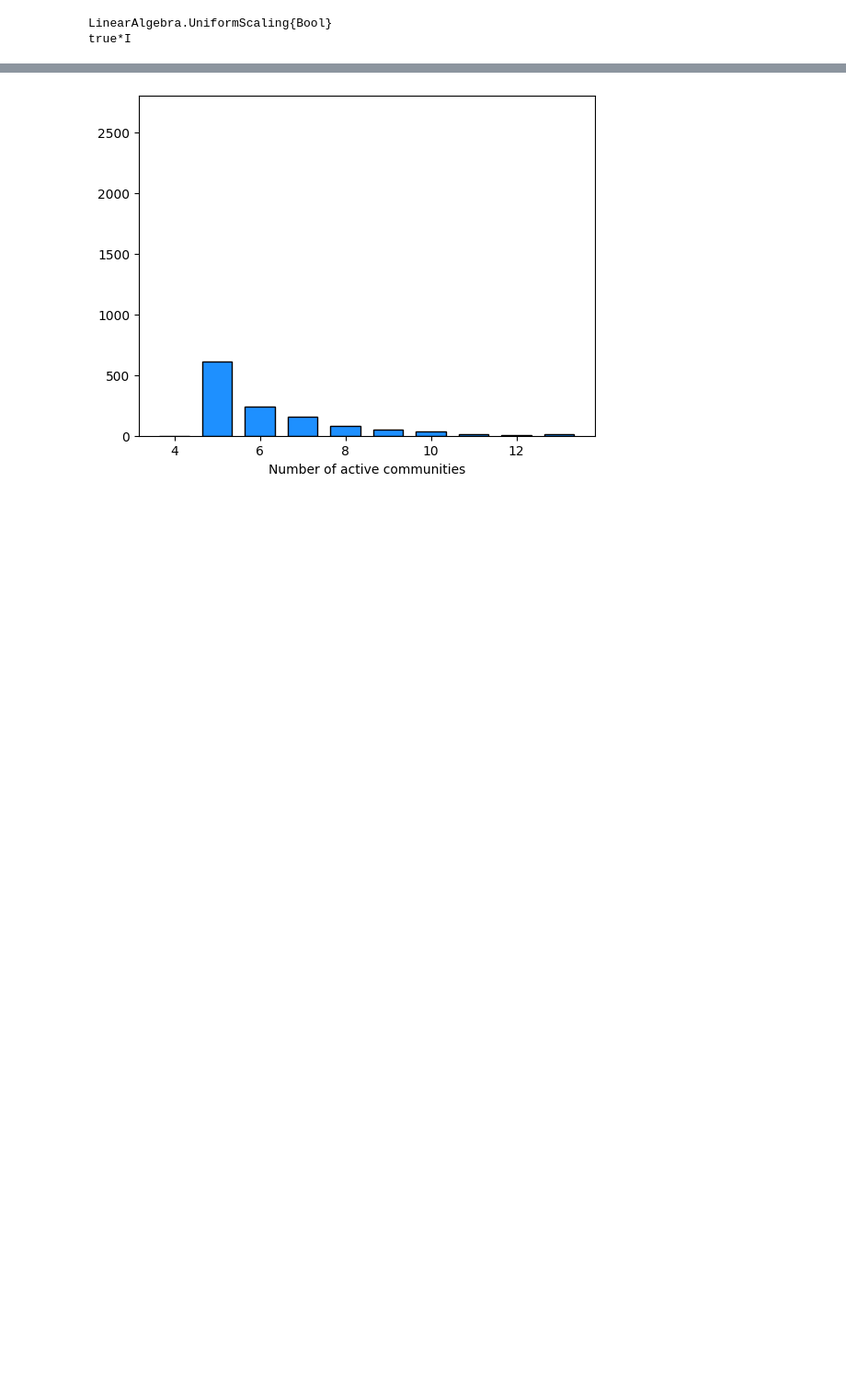
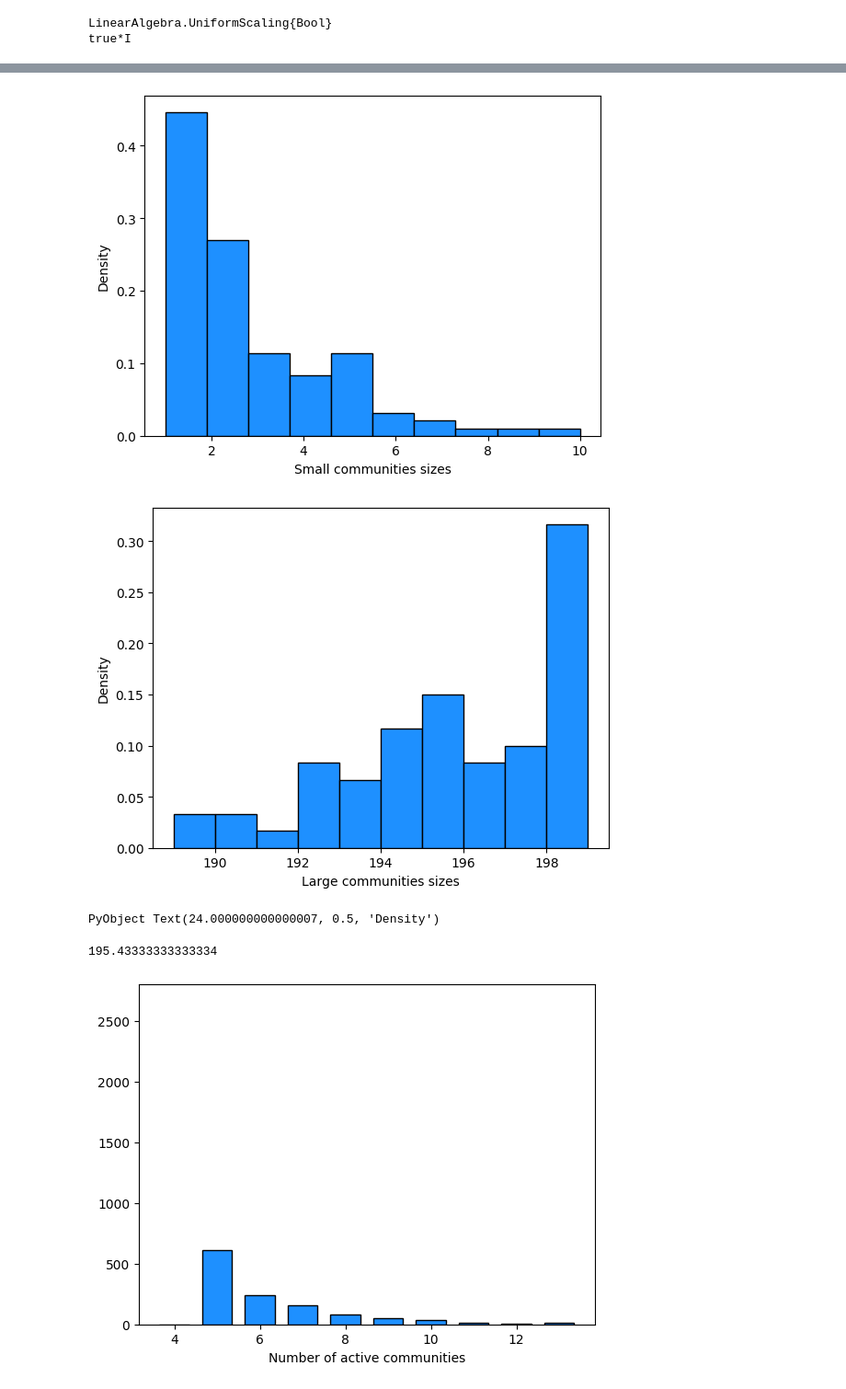
Before and after one commit to OxCSML-BayesNP/BNP_factorization_last, a Jupyter notebook: plot_results.ipynb, the cells around one changed output, grey strips where cells are left out. Shown: that part at 92% size. Cells and saved outputs as stored; diff of their text form; code cells hidden in the pictures; blank space fills up the shorter version.

```diff
--- a/plot_results.ipynb
+++ b/plot_results.ipynb
@@ -258,0 +272,16 @@ Mean and variance of the posterior Kn = (6.417624904176249, 4.058701418261169)
+# %%
+using StatsBase
+clusterings = hcat(clusterings_list[1], clusterings_list[2])
+cl_sizes = [length(unique(clusterings[:,c])) for c in range(1,20)]
+small_val_list = []
+large_val_list = []
+prop_list = []
+
+for c in range(1,20)
+    unique_val = collect(values(countmap(clusterings[:,c])))
+    small_val = unique_val[unique_val .< 170]
+    large_val = unique_val[unique_val .>= 170]
+    prop_list = vcat(prop_list, [sum(small_val)/600])
+    small_val_list = vcat(small_val_list, small_val)
+    large_val_list = vcat(large_val_list, large_val)
+end
@@ -259,3 +295,35 @@ Mean and variance of the posterior Kn = (6.417624904176249, 4.058701418261169)
+# %%
+PyPlot.figure(figsize=(6.40,4.80))
+PyPlot.hist(small_val_list,
+            #range=(0.07,0.13),
+            bins=10,
+            edgecolor="black",
+            #align="left",
+            facecolor="dodgerblue",
+            density=true)
+            #rwidth=0.7);
+PyPlot.xlabel("Small communities sizes")
+PyPlot.ylabel("Density")
+
+PyPlot.figure(figsize=(6.40,4.80))
+PyPlot.hist(large_val_list,
+            #range=(0.07,0.13),
+            bins=10,
+            edgecolor="black",
+            #align="left",
+            facecolor="dodgerblue",
+            density=true)
+            #rwidth=0.7);
+PyPlot.xlabel("Large communities sizes")
+PyPlot.ylabel("Density")
+# %% [output]
+[figure, added]
+[figure, added]
+PyObject Text(24.000000000000007, 0.5, 'Density')
+# %%
+mean(large_val_list)
+# %% [output]
+195.43333333333334
 # %%
 # Plot histograms
 # Medium
```
Also changed, not shown: parts of 8 cells of this notebook, 9 other files.
